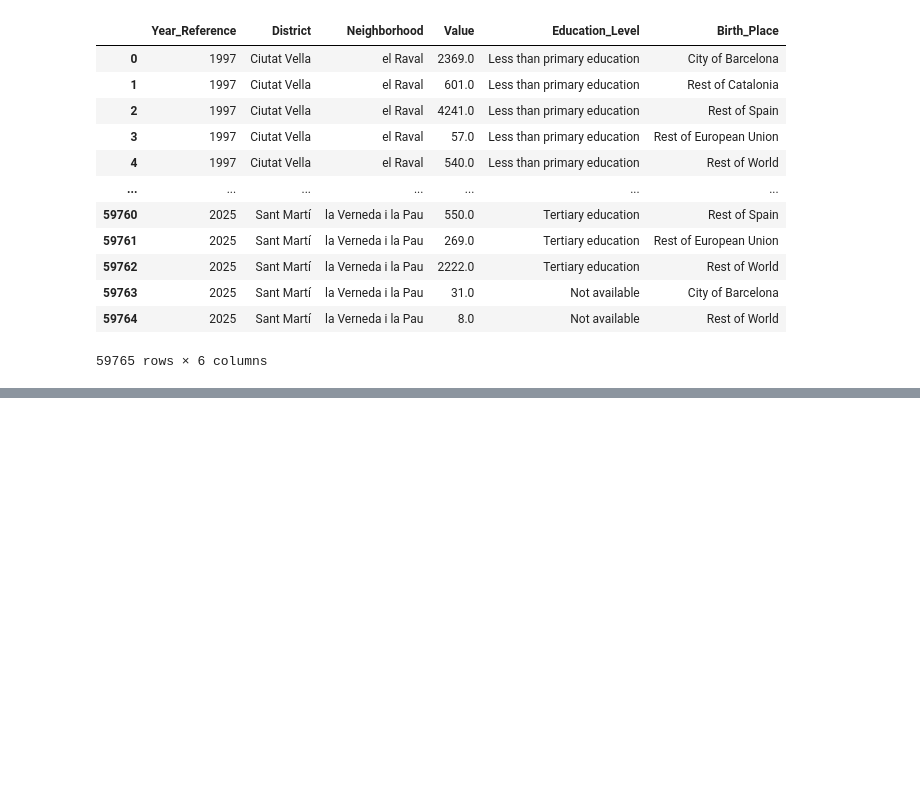
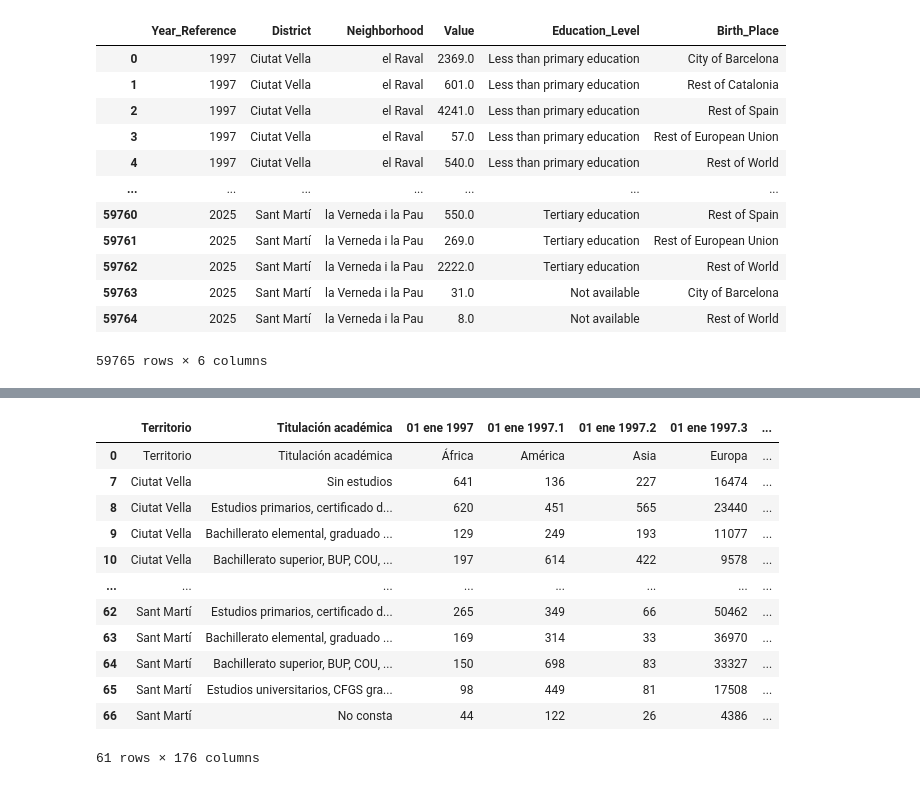
Before and after one commit to pablob2002/pablo-avdm, a Jupyter notebook: Sara/0_data_process.ipynb, the cells around one changed output, grey strips where cells are left out. Saved outputs shown, nothing was run; the diff lists cells and outputs as text; code cells hidden in the pictures; blank space fills up the shorter version.

```diff
--- a/Sara/0_data_process.ipynb
+++ b/Sara/0_data_process.ipynb
@@ -57,0 +138,21 @@ education_df
+# %%
+# We delete the raws of all Barcelona because we are interested in the districts
+df=df[df['Territorio']!='Barcelona'].copy()
+
+# We also delete the column 'Tipo de territorio' because all of them are districts,
+df=df.drop('Tipo de territorio', axis=1)
+df
+# %% [output]
+|  | Territorio | Titulación académica | 01 ene 1997 | 01 ene 1997.1 | 01 ene 1997.2 | 01 ene 1997.3 | ... |
+| 0 | Territorio | Titulación académica | África | América | Asia | Europa | ... |
+| 7 | Ciutat Vella | Sin estudios | 641 | 136 | 227 | 16474 | ... |
+| 8 | Ciutat Vella | Estudios primarios, certificado d... | 620 | 451 | 565 | 23440 | ... |
+| 9 | Ciutat Vella | Bachillerato elemental, graduado ... | 129 | 249 | 193 | 11077 | ... |
+| 10 | Ciutat Vella | Bachillerato superior, BUP, COU, ... | 197 | 614 | 422 | 9578 | ... |
+| ... | ... | ... | ... | ... | ... | ... | ... |
+| 62 | Sant Martí | Estudios primarios, certificado d... | 265 | 349 | 66 | 50462 | ... |
+| 63 | Sant Martí | Bachillerato elemental, graduado ... | 169 | 314 | 33 | 36970 | ... |
+| 64 | Sant Martí | Bachillerato superior, BUP, COU, ... | 150 | 698 | 83 | 33327 | ... |
+| 65 | Sant Martí | Estudios universitarios, CFGS gra... | 98 | 449 | 81 | 17508 | ... |
+| 66 | Sant Martí | No consta | 44 | 122 | 26 | 4386 | ... |
+61 rows × 176 columns
```
Also changed, not shown: parts of 11 cells of this notebook.
